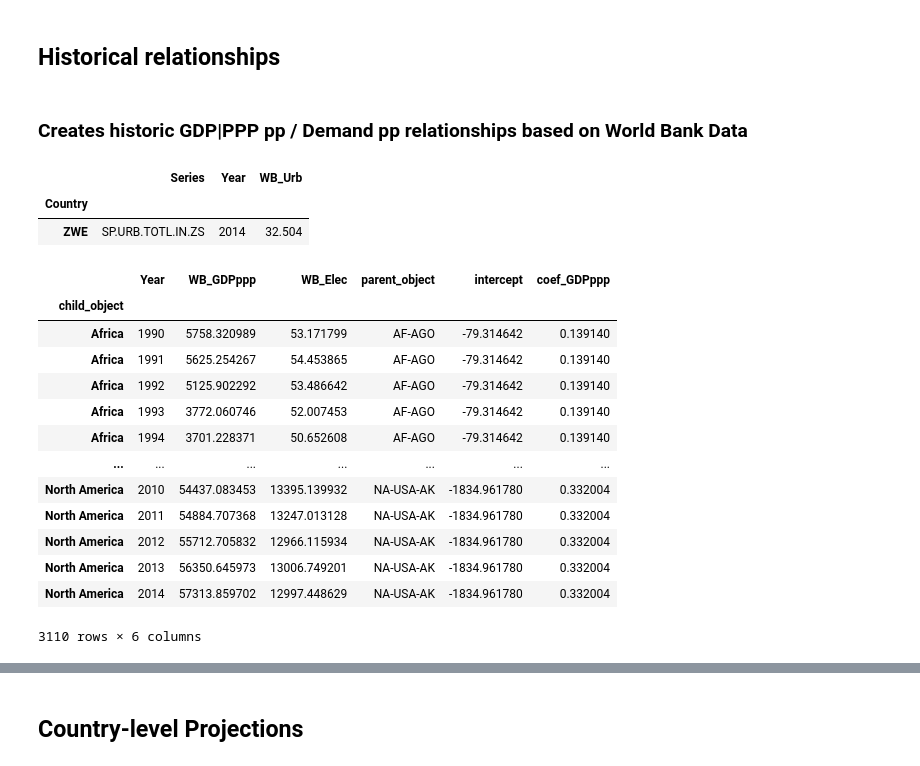
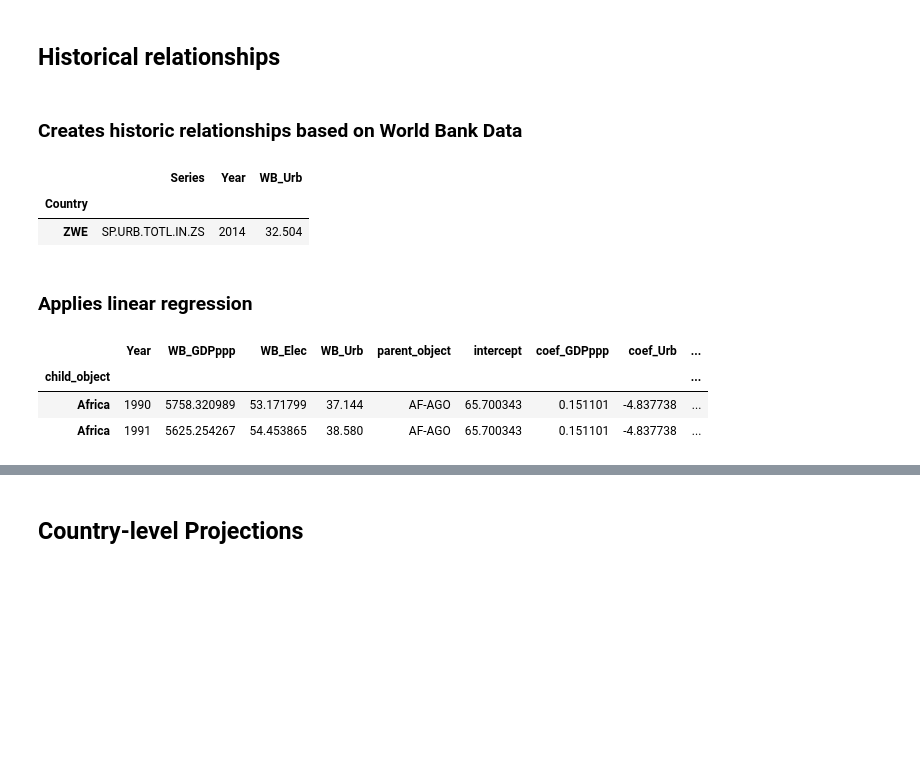
Before and after one commit to OSeMOSYS/osemosys_global, a Jupyter notebook: OPG_demand_projection.ipynb, the cells around one changed output, grey strips where cells are left out. Drawn from its saved outputs; the diff is of its cells as text; code cells hidden in the pictures; blank space fills up the shorter version.

```diff
--- a/OPG_demand_projection.ipynb
+++ b/OPG_demand_projection.ipynb
@@ -64,13 +64,12 @@ Import_Hourly_Demand_2015.head(2)
 # %% [markdown]
 ### Set boundaries for the regression
 # %%
-#Set the spatial resolution for the regession, either on 'Country' level or on continental level by setting 'child_object'.
-#Note that not all countries have historical data available so country-level regression can't be applied for all and will
-#result in errors for now.
+#Sets the spatial resolution for the regession, right now can only be applied to continental level by setting 'child_object'.
+#Note that not all countries have historical data available so country-level regression can't be applied for all.
 Spatial_Resolution = 'child_object'
 
 #Include urbanization as part of the regression? 'Yes' or 'No'
-Urbanization = 'No'
+Urbanization = 'Yes'
 
 #Set which SSP data and sources are to be used for the country-level GDP|PPP and Population projects.
 Pathway = 'SSP2'
@@ -99,7 +98,7 @@ Spatial_Mapping_Node.head(1)
 # %% [markdown]
 ## Historical relationships
 # %% [markdown]
-### Creates historic GDP|PPP pp / Demand pp relationships based on World Bank Data
+### Creates historic relationships based on World Bank Data
 # %%
 #Extracts historical GDPppp per capita (constant 2017 international $) from the World Bank API
 Country_GDPppp_WB = wb.get_series('NY.GDP.PCAP.PP.KD',
@@ -136,6 +135,8 @@ Country_Urb_WB.tail(1)
 |  | Series | Year | WB_Urb |
 | Country |  |  |  |
 | ZWE | SP.URB.TOTL.IN.ZS | 2014 | 32.504 |
+# %% [markdown]
+### Applies linear regression
 # %%
 #Merges the relevant dataframes
 Country_Regression_WB = pd.merge(Country_GDPppp_WB[['Year' ,
@@ -170,7 +171,6 @@ Country_Regression_WB = pd.merge(Country_Regression_WB,
 Country_Regression_WB = Country_Regression_WB.set_index(Spatial_Resolution)
 
 #Groups the entries by <Spatial_Resolution> and calculates the regional linear fit based on all historical values
-
 sklearn_lr = LinearRegression()
 Country_Regression_WB_Grouped = pd.DataFrame()
 
@@ -178,49 +178,48 @@ for x in Country_Regression_WB.index.unique():
 
     Country_Regression_WB_Temp = Country_Regression_WB.copy().loc[x]
 
+    #If Urbanization is included linear regression occurs with multiple independent variables (GDPppp and % Urban population)
+    #for the dependent variable (Electricity demand).
     if Urbanization == 'Yes':
 
         sklearn_lr.fit(Country_Regression_WB_Temp[['WB_GDPppp' ,
                                                    'WB_Urb']] ,
                        Country_Regression_WB_Temp['WB_Elec'])
 
         Country_Regression_WB_Temp['intercept'
                                   ] ,  Country_Regression_WB_Temp['coef_GDPppp'
                                                                  ] ,  Country_Regression_WB_Temp['coef_Urb'
                                                                                                 ] = [sklearn_lr.intercept_ ,
                                                                                                 float(sklearn_lr.coef_[0]) ,
                                                                                                float(sklearn_lr.coef_[1])]
 
+        Country_Regression_WB_Temp['R2_GDPppp_Urb/Elec'] = sklearn_lr.score(Country_Regression_WB_Temp[['WB_GDPppp' ,
+                                                   'WB_Urb']] , Country_Regression_WB_Temp['WB_Elec'])
+
         Country_Regression_WB_Grouped = Country_Regression_WB_Grouped.append(Country_Regression_WB_Temp)
 
+    #If Urbanization is not included linear regression occurs with single independent variables (GDPppp) for the dependent
+    #variable (Electricity demand).
     else:
 
         sklearn_lr.fit(Country_Regression_WB_Temp[['WB_GDPppp']],
                        Country_Regression_WB_Temp['WB_Elec'])
 
         Country_Regression_WB_Temp['intercept'
                                   ] ,  Country_Regression_WB_Temp['coef_GDPppp'] = [sklearn_lr.intercept_ ,
                                                                                     float(sklearn_lr.coef_)]
 
+        Country_Regression_WB_Temp['R2_GDPppp/Elec'] = sklearn_lr.score(Country_Regression_WB_Temp[['WB_GDPppp']] ,
+                                                                   Country_Regression_WB_Temp['WB_Elec'])
+
         Country_Regression_WB_Grouped = Country_Regression_WB_Grouped.append(Country_Regression_WB_Temp)
 
-
-Country_Regression_WB_Grouped
+Country_Regression_WB_Grouped.head(2)
 # %% [output]
-|  | Year | WB_GDPppp | WB_Elec | parent_object | intercept | coef_GDPppp |
-| child_object |  |  |  |  |  |  |
-| Africa | 1990 | 5758.320989 | 53.171799 | AF-AGO | -79.314642 | 0.139140 |
-| Africa | 1991 | 5625.254267 | 54.453865 | AF-AGO | -79.314642 | 0.139140 |
-| Africa | 1992 | 5125.902292 | 53.486642 | AF-AGO | -79.314642 | 0.139140 |
-| Africa | 1993 | 3772.060746 | 52.007453 | AF-AGO | -79.314642 | 0.139140 |
-| Africa | 1994 | 3701.228371 | 50.652608 | AF-AGO | -79.314642 | 0.139140 |
-| ... | ... | ... | ... | ... | ... | ... |
-| North America | 2010 | 54437.083453 | 13395.139932 | NA-USA-AK | -1834.961780 | 0.332004 |
-| North America | 2011 | 54884.707368 | 13247.013128 | NA-USA-AK | -1834.961780 | 0.332004 |
-| North America | 2012 | 55712.705832 | 12966.115934 | NA-USA-AK | -1834.961780 | 0.332004 |
-| North America | 2013 | 56350.645973 | 13006.749201 | NA-USA-AK | -1834.961780 | 0.332004 |
-| North America | 2014 | 57313.859702 | 12997.448629 | NA-USA-AK | -1834.961780 | 0.332004 |
+|  | Year | WB_GDPppp | WB_Elec | WB_Urb | parent_object | intercept | coef_GDPppp | coef_Urb | ... |
+| child_object |  |  |  |  |  |  |  |  | ... |
+| Africa | 1990 | 5758.320989 | 53.171799 | 37.144 | AF-AGO | 65.700343 | 0.151101 | -4.837738 | ... |
+| Africa | 1991 | 5625.254267 | 54.453865 | 38.580 | AF-AGO | 65.700343 | 0.151101 | -4.837738 | ... |
-3110 rows × 6 columns
 # %%
 for a in Country_Regression_WB_Grouped.index.unique():
     Country_Regression_WB_plot = Country_Regression_WB_Grouped.loc[a]
```
Also changed, not shown: parts of 8 cells of this notebook, 5 other files.
